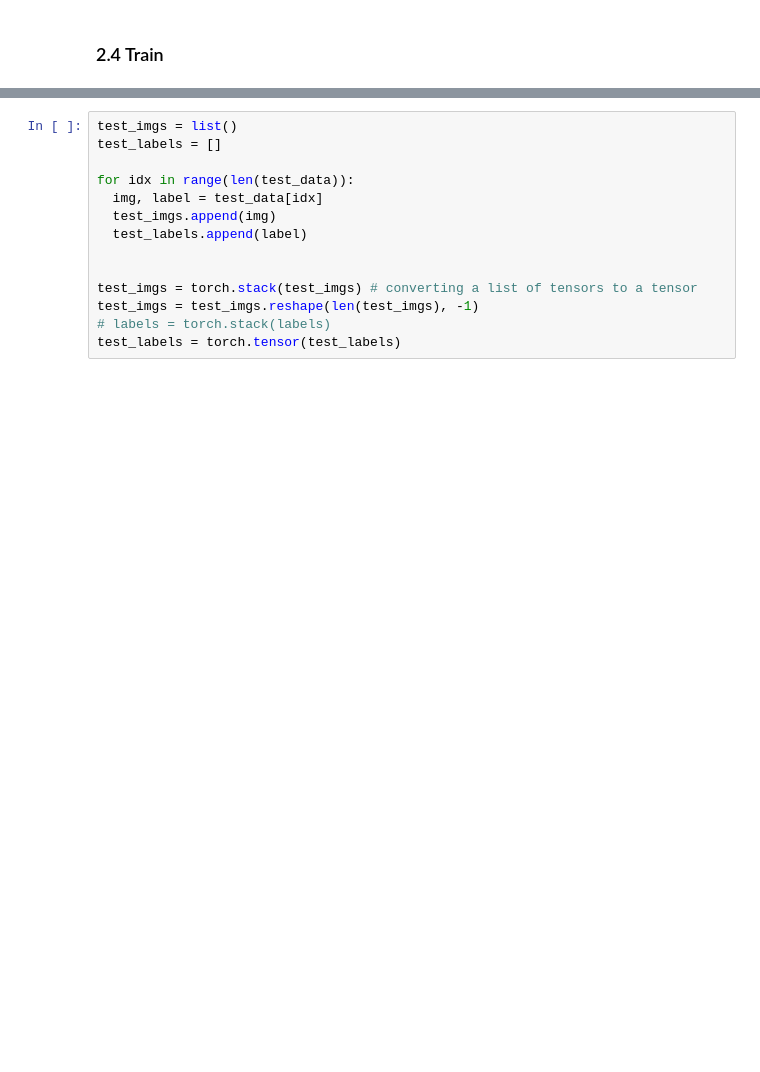
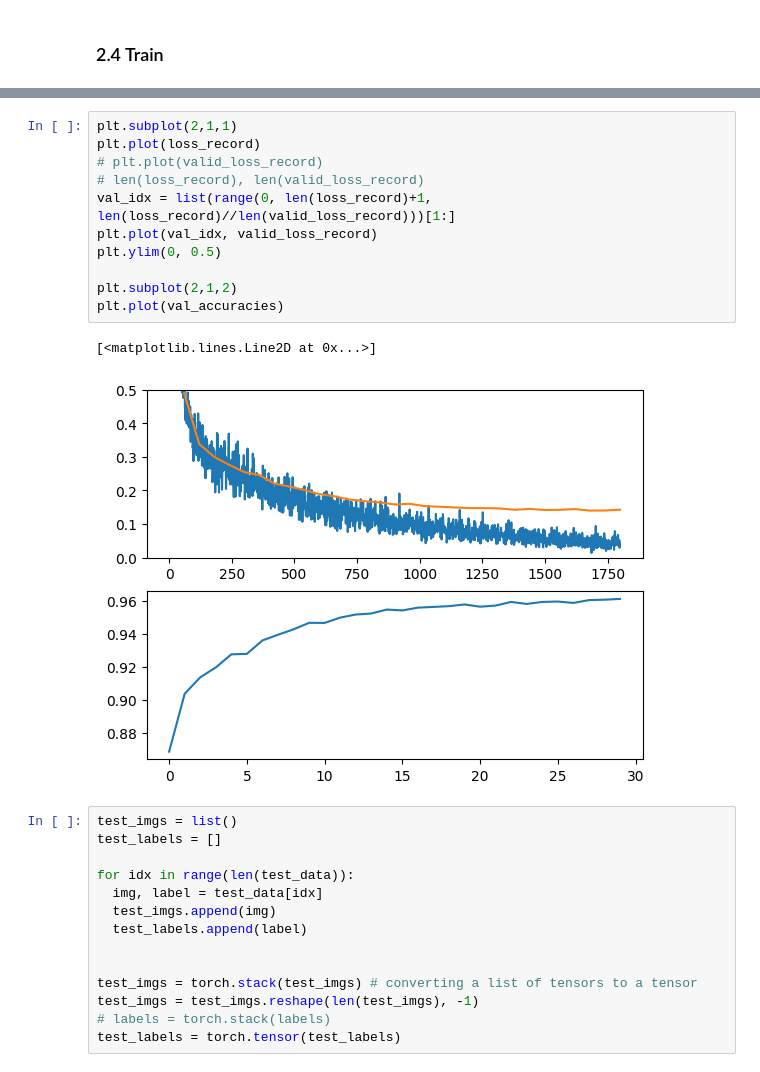
Before and after one commit to jdasam/mas1004, a Jupyter notebook: live_coding/4_MNIST_classification.ipynb, the cells around one changed output, grey strips where cells are left out. Drawn from its saved outputs; the diff is of its cells as text; blank space fills up the shorter version.

```diff
--- a/live_coding/4_MNIST_classification.ipynb
+++ b/live_coding/4_MNIST_classification.ipynb
@@ -402,3 +482,17 @@ plt.plot(loss_record)
+# %%
+plt.subplot(2,1,1)
+plt.plot(loss_record)
+# plt.plot(valid_loss_record)
+# len(loss_record), len(valid_loss_record)
+val_idx = list(range(0, len(loss_record)+1, len(loss_record)//len(valid_loss_record)))[1:]
+plt.plot(val_idx, valid_loss_record)
+plt.ylim(0, 0.5)
+
+plt.subplot(2,1,2)
+plt.plot(val_accuracies)
+# %% [output]
+[<matplotlib.lines.Line2D at 0x...>]
+[figure, added]
 # %%
 test_imgs = list()
 test_labels = []
```
Also changed, not shown: parts of 21 cells of this notebook.
